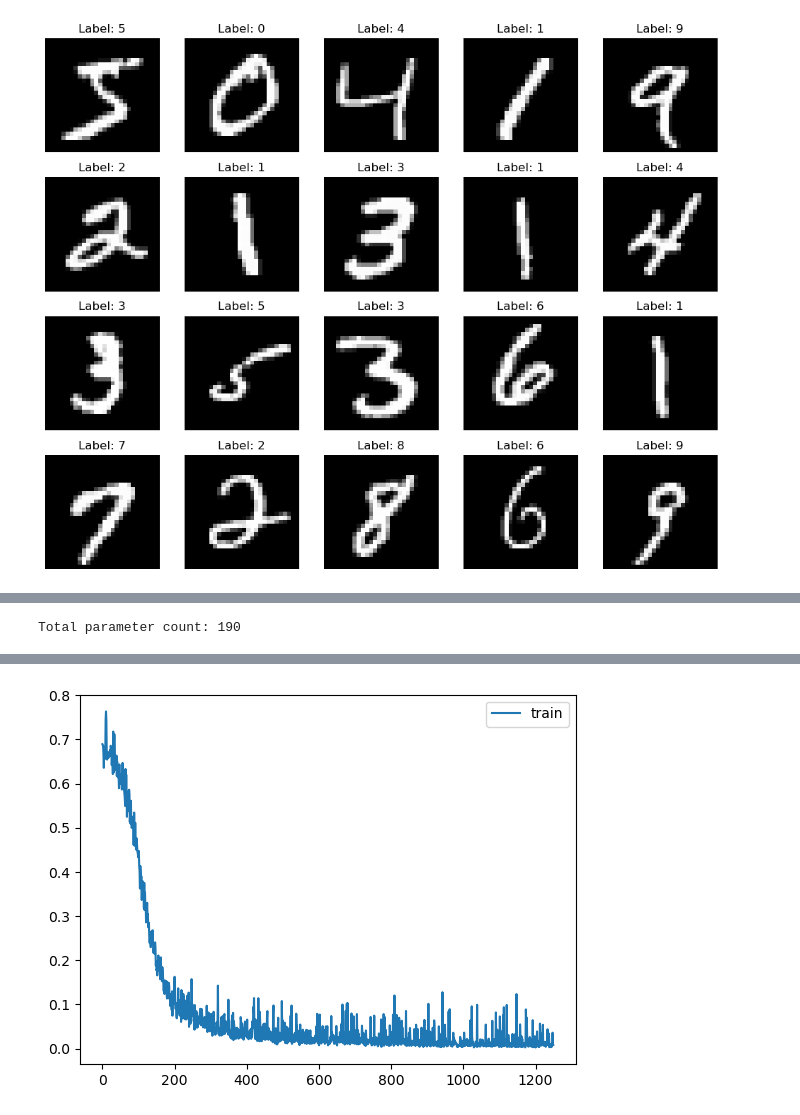
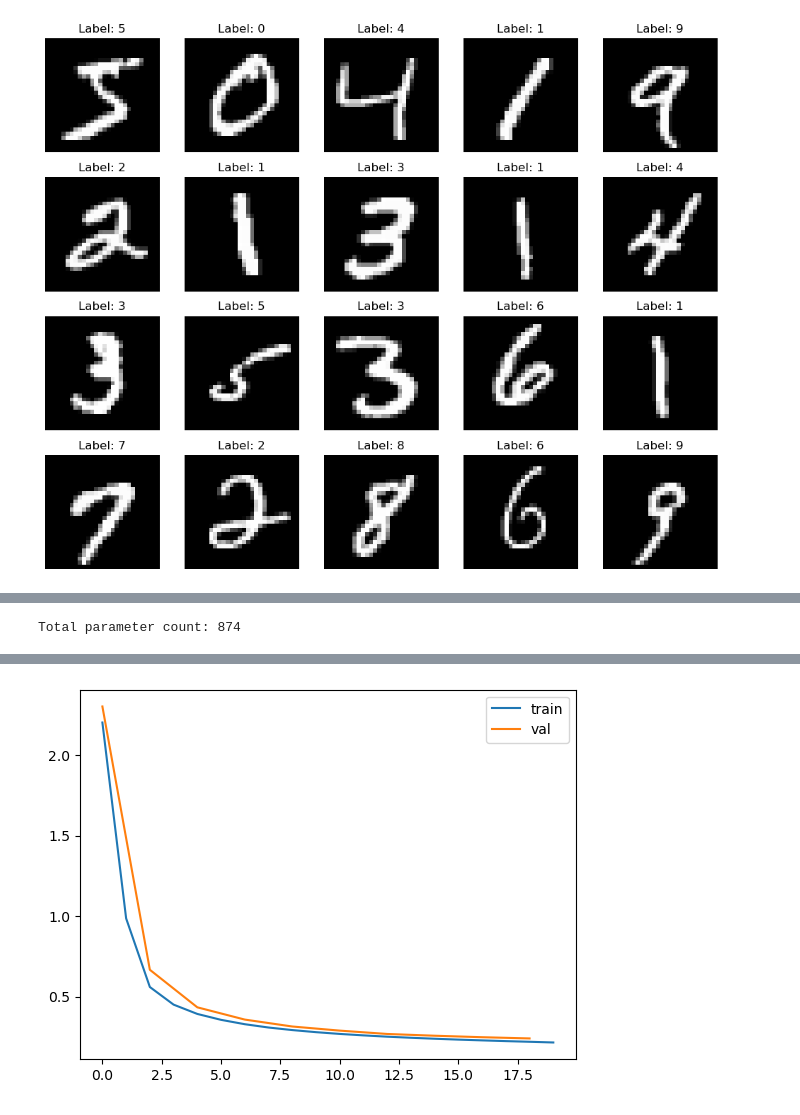
Before and after one commit to elonvg/MLbottomup, a Jupyter notebook: Deep Learning/CNN.ipynb, the cells around one changed output, grey strips where cells are left out. Saved outputs shown, nothing was run; the diff lists cells and outputs as text; code cells hidden in the pictures.

Commit message:
implemented optimizers: adam and momentumdescent, also trained on multiclass for all classes, 30000 imgs, 20 epochs with 0.24 final loss

```diff
--- a/Deep Learning/CNN.ipynb
+++ b/Deep Learning/CNN.ipynb
@@ -109,11 +115,8 @@ print(val_labels.shape)
 # %%
 from NNLibrary.layers import LinearLayer, ConvLayer
 from NNLibrary.pools import MaxPool, Flatten
-from NNLibrary.activation import Sigmoid
-from NNLibrary.loss import BinaryCrossEntropy
+from NNLibrary.activations import Sigmoid, Softmax
 from NNLibrary.funcs import total_parameters
-
-BCE = BinaryCrossEntropy()
 
 conv1 = ConvLayer(kernel_size=3, out_channels=3)
 sigmoid1 = Sigmoid()
@@ -122,35 +125,46 @@ conv2 = ConvLayer(kernel_size=3, in_channels=3, out_channels=3)
 sigmoid2 = Sigmoid()
 pool2 = MaxPool(size=2, stride=2)
 flatten = Flatten()
-mlp = LinearLayer(in_dim=75, out_dim=1)
-sigmoid3 = Sigmoid()
+mlp = LinearLayer(in_dim=75, out_dim=num_classes)
+softmax = Softmax()
 
 
-network = [conv1, sigmoid1, pool1, conv2, sigmoid2, pool2, flatten, mlp, sigmoid3]
+network = [conv1, sigmoid1, pool1, conv2, sigmoid2, pool2, flatten, mlp, softmax]
 
 n_params = total_parameters(network)
 # %% [output]
-Total parameter count: 190
+Total parameter count: 874
 # %%
+from NNLibrary.loss import CrossEntropy
+from NNLibrary.optimizers import GradientDescent, MomentumDescent, Adam
 from NNLibrary.funcs import evaluate, backprop
 
-epochs = 5
-lr = 0.1
+epochs = 20
+lr = 0.001
 batch_size = 32
+
+loss_fn = CrossEntropy()
+optimizer = Adam(lr=lr, beta=0.9, gamma=0.999)
+
+losses = {"train": {"loss": [], "epoch": []}, "val": {"loss": [], "epoch": []}, "epochs": []}
 
 train_losses = []
 val_losses = []
 
 for epoch in range(epochs):
+    losses["epochs"].append(epoch)
+
     shuffled_train_indices = np.random.permutation(train_size)
-    print(epoch)
 
-    if epoch % 3 == 0:
+    if epoch % 2 == 0:
         out = evaluate(network, val_imgs)
-        val_loss = BCE.forward(out, val_labels)
-        val_losses.append(val_loss)
+        val_loss = loss_fn.forward(out, val_labels)
+        losses["val"]["loss"].append(val_loss)
+        losses["val"]["epoch"].append(epoch)
         print(f"Epoch: {epoch} - Val loss {val_loss}")
 
+    train_loss = 0
+    b_s = 0
     for start in range(0, train_size, batch_size):
         end = start + batch_size
         batch_indices = shuffled_train_indices[start:end]
@@ -159,13 +173,21 @@ for epoch in range(epochs):
         y_batch = train_labels[batch_indices]
 
         out = evaluate(network, x_batch)
-        train_loss = BCE.forward(out, y_batch)
-        train_losses.append(train_loss)
+        train_loss += loss_fn.forward(out, y_batch)
+        b_s += 1
 
-        backprop(network, BCE, lr) # Backpropagation and weight updates
+        backprop(network, loss_fn, optimizer) # Backpropagation and weight updates
+
+    losses["train"]["loss"].append(train_loss / b_s)
+    losses["train"]["epoch"].append(epoch)
 
 
 out = evaluate(network, val_imgs)
-val_loss = BCE.forward(out, val_labels)
+val_loss = loss_fn.forward(out, val_labels)
 val_losses.append(val_loss)
+
+plt.plot(losses["train"]["epoch"], losses["train"]["loss"], label="train")
+plt.plot(losses["val"]["epoch"], losses["val"]["loss"], label="val")
+plt.legend()
+plt.show()
 # %% [output]
@@ -179,7 +204 @@ Epoch: 3 - Val loss 0.023566014863021095
+[figure, added]
-# %%
-plt.plot(range(len(train_losses)), train_losses, label="train")
-# plt.plot(range(epochs)), val_losses, label="val"
-plt.legend()
-plt.show()
-# %% [output]
-[figure, removed]
```
Also changed, not shown: parts of 12 cells of this notebook, 8 other files.
